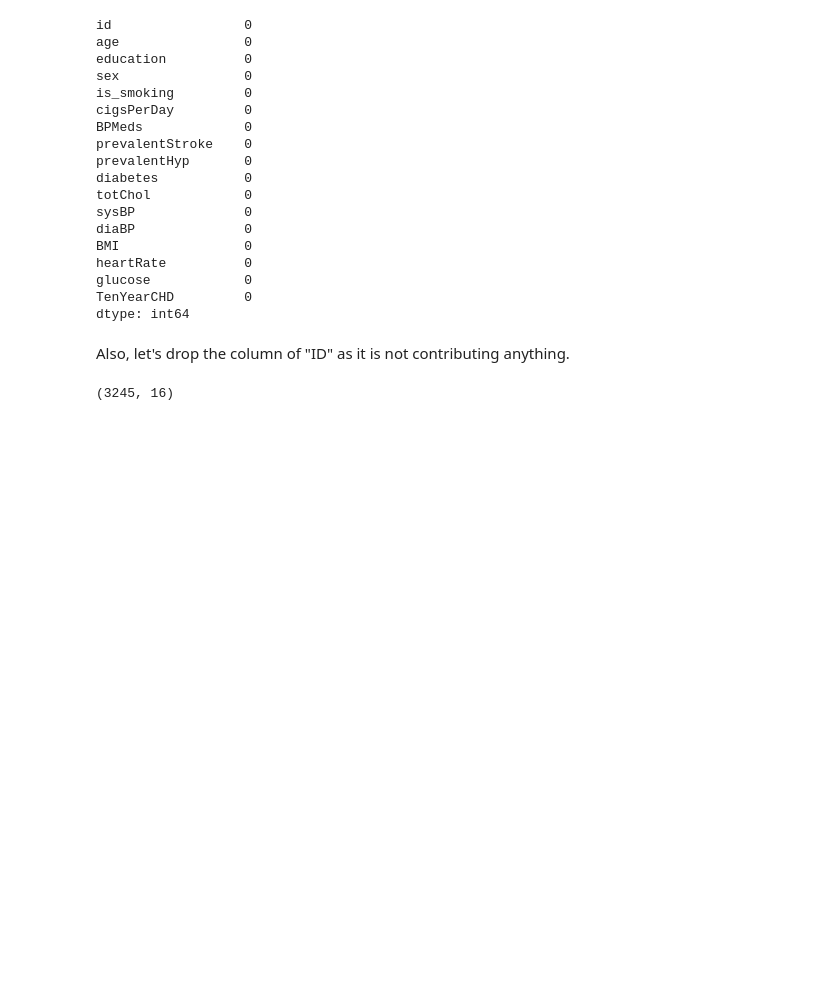
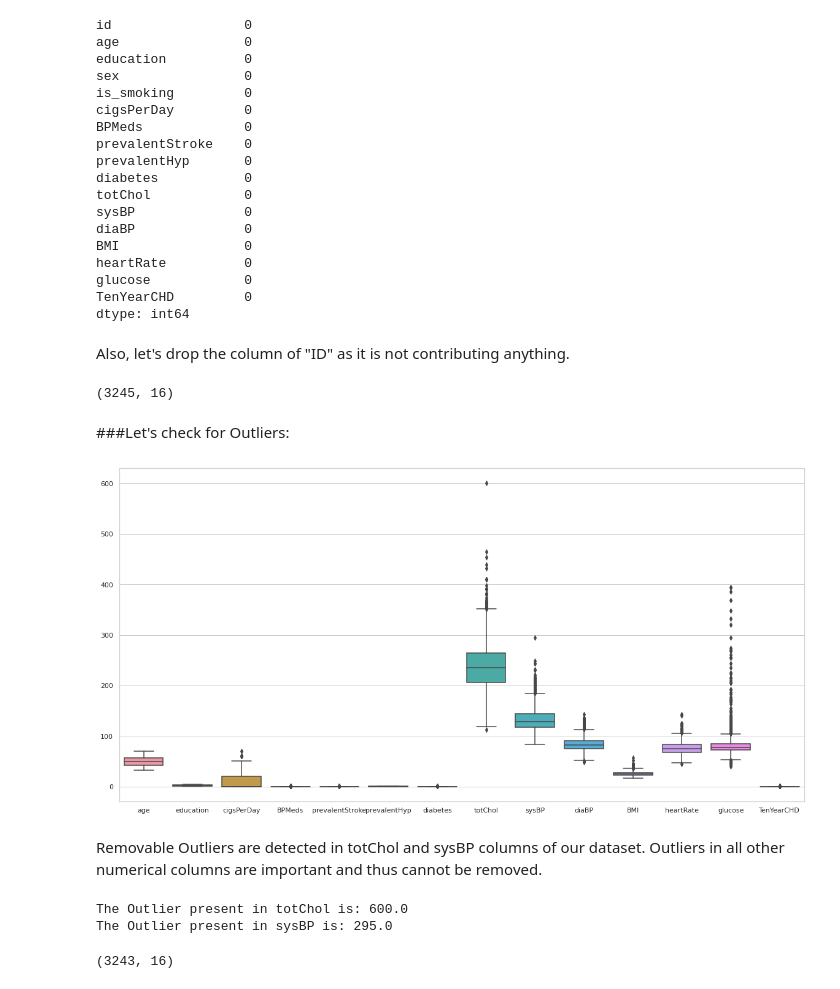
Before and after one commit to rashmi-biswas/cardiovascular_risk_prediction, a Jupyter notebook: Cardiovascular.ipynb, the cells around one changed output. Drawn from its saved outputs; the diff is of its cells as text; code cells hidden in the pictures; blank space fills up the shorter version.

Commit message:
outliers

```diff
--- a/Cardiovascular.ipynb
+++ b/Cardiovascular.ipynb
@@ -223,3 +223,25 @@ hfdf = hfdf.drop(['id'], axis=1)
 hfdf.shape
 # %% [output]
 (3245, 16)
+# %% [markdown]
+###Let's check for Outliers:
+# %%
+plt.figure(figsize=(20,10), facecolor='w')
+sns.boxplot(data=hfdf)
+plt.show()
+# %% [output]
+[figure, added]
+# %% [markdown]
+Removable Outliers are detected in totChol and sysBP columns of our dataset. Outliers in all other numerical columns are important and thus cannot be removed.
+# %%
+print('The Outlier present in totChol is:', hfdf['totChol'].max())
+print('The Outlier present in sysBP is:', hfdf['sysBP'].max())
+# %% [output]
+The Outlier present in totChol is: 600.0
+The Outlier present in sysBP is: 295.0
+# %%
+hfdf = hfdf[hfdf['totChol']<600.0]
+hfdf = hfdf[hfdf['sysBP']<295.0]
+hfdf.shape
+# %% [output]
+(3243, 16)
```
